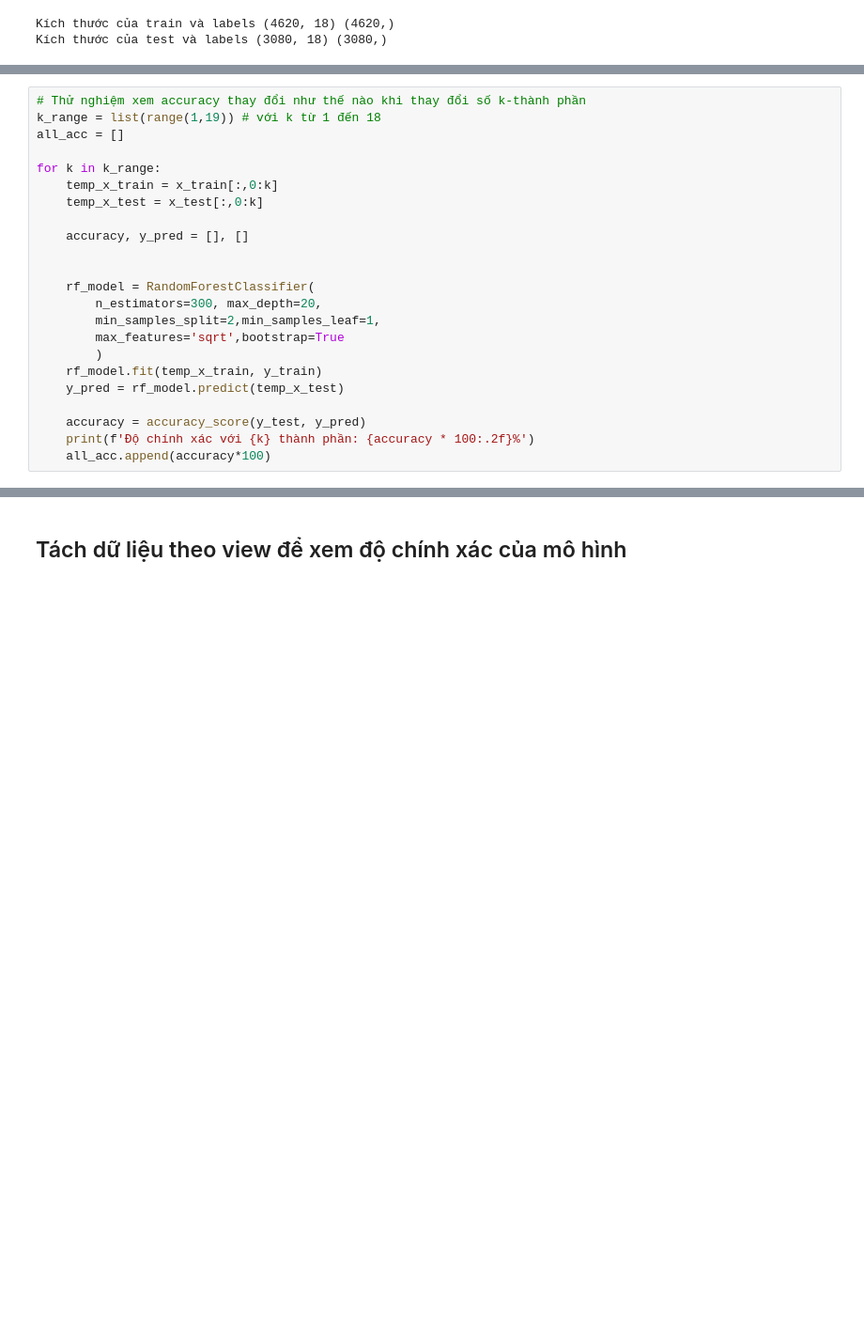
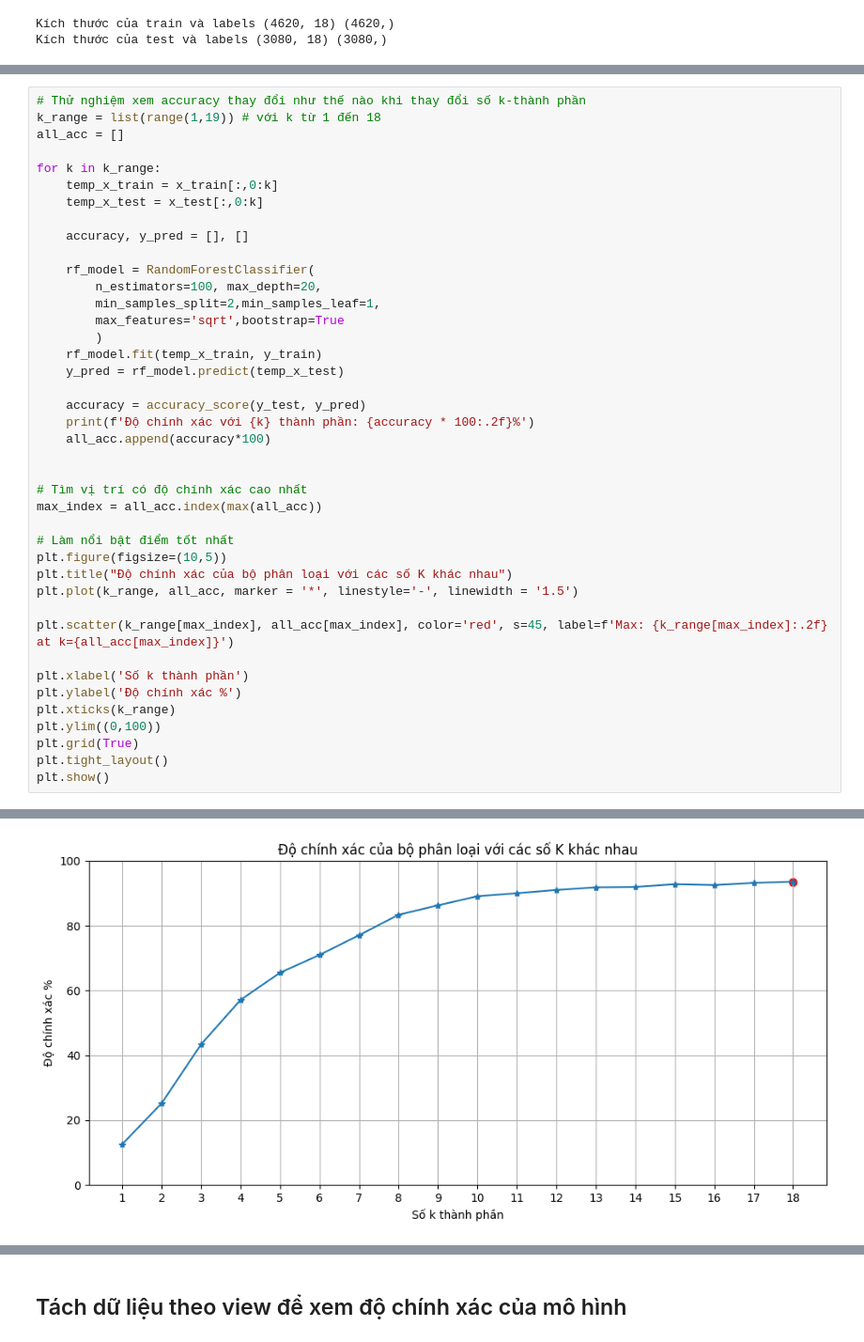
Before and after one commit to sillycroisant/GaitEnergy-Detection, a Jupyter notebook: 3_classify_and_visualize.ipynb, the cells around one changed output, grey strips where cells are left out. Shown at 94% size. Saved outputs shown, nothing was run; the diff lists cells and outputs as text; blank space fills up the shorter version.

```diff
--- a/3_classify_and_visualize.ipynb
+++ b/3_classify_and_visualize.ipynb
@@ -50,9 +94,8 @@ for k in k_range:
 
     accuracy, y_pred = [], []
 
-
     rf_model = RandomForestClassifier(
-        n_estimators=300, max_depth=20,
+        n_estimators=100, max_depth=20,
         min_samples_split=2,min_samples_leaf=1,
         max_features='sqrt',bootstrap=True
         )
@@ -62,3 +105,23 @@ for k in k_range:
     accuracy = accuracy_score(y_test, y_pred)
     print(f'Độ chính xác với {k} thành phần: {accuracy * 100:.2f}%')
     all_acc.append(accuracy*100)
+
+
+# Tìm vị trí có độ chính xác cao nhất
+max_index = all_acc.index(max(all_acc))
+
+# Làm nổi bật điểm tốt nhất
+plt.figure(figsize=(10,5))
+plt.title("Độ chính xác của bộ phân loại với các số K khác nhau")
+plt.plot(k_range, all_acc, marker = '*', linestyle='-', linewidth = '1.5')
+
+plt.scatter(k_range[max_index], all_acc[max_index], color='red', s=45, label=f'Max: {k_range[max_index]:.2f} at k={all_acc[max_index]}')
+
+plt.xlabel('Số k thành phần')
+plt.ylabel('Độ chính xác %')
+plt.xticks(k_range)
+plt.ylim((0,100))
+plt.grid(True)
+plt.tight_layout()
+plt.show()
+# %% [output]
@@ -64,0 +146 @@ for k in k_range:
+[figure, added]
```
Also changed, not shown: parts of 24 cells of this notebook, 1 other file.
